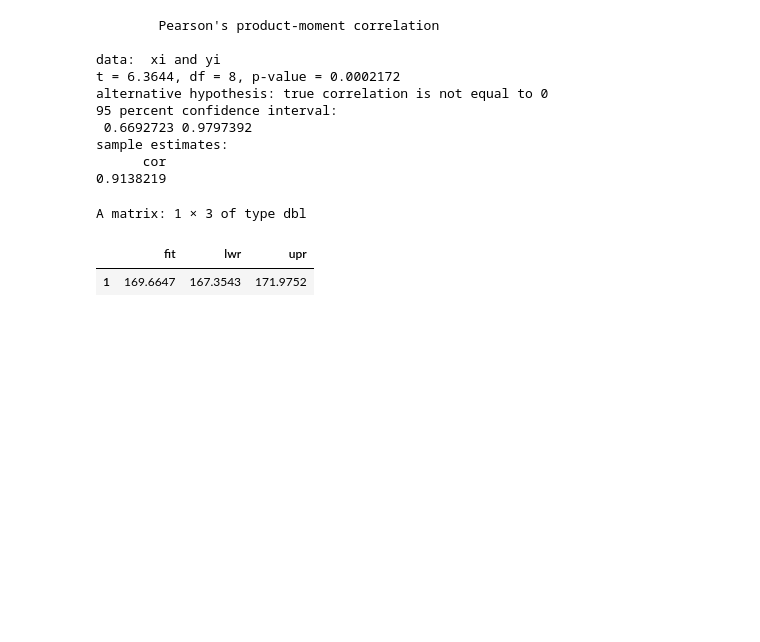
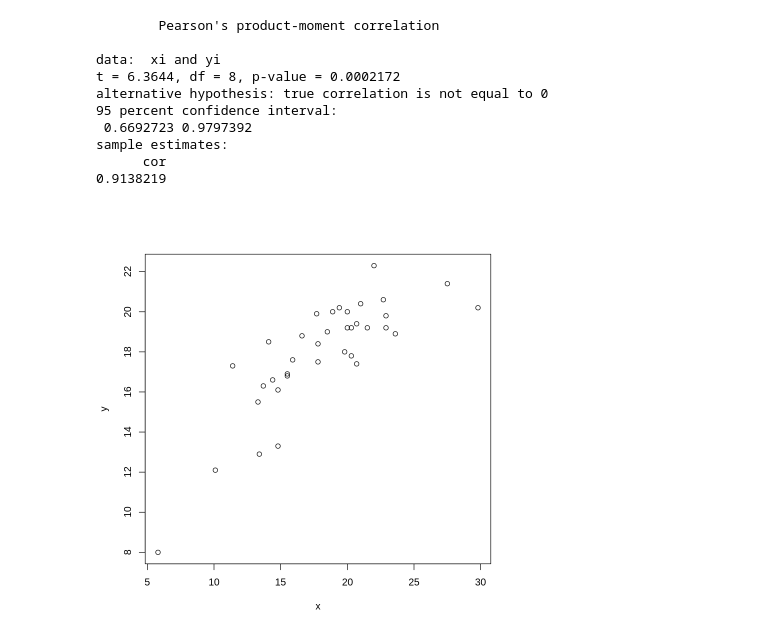
Before and after one commit to tontantip/DADS6001-Applied-statistics, a Jupyter notebook: in class/Reg1.ipynb, the cells around one changed output. Cells and saved outputs as stored; diff of their text form; code cells hidden in the pictures; blank space fills up the shorter version.

```diff
--- a/in class/Reg1.ipynb
+++ b/in class/Reg1.ipynb
@@ -188,29 +188,13 @@ alternative hypothesis: true correlation is not equal to 0
 sample estimates:
       cor
 0.9138219
-# %%
-h <- c(
-    165.8, 169.8, 170.7, 170.9, 157.5, 165.9, 158.7, 166.0, 158.7,
-    161.5, 167.3, 167.4, 159.2, 170.0, 166.3, 169.0, 156.2,
-    159.6, 155.0, 161.1, 170.3, 167.8, 163.1, 165.8, 175.4,
-    159.8, 166.0, 161.2, 160.4, 164.3, 165.5, 167.2, 167.2
-)
-
-# 2. สร้าง Vector สำหรับข้อมูล 'Forearm (cm.)'
-f <- c(
-    28.1, 29.1, 29.5, 28.2, 27.3, 29.0, 27.8, 26.9, 27.1,
-    27.8, 27.3, 30.1, 27.3, 30.9, 28.8, 28.8, 25.6,
-    25.4, 26.6, 26.6, 29.3, 28.6, 26.9, 26.3, 30.1,
-    27.1, 28.1, 29.2, 27.8, 27.8, 28.6, 27.1, 29.7
-)
-
-data_table <- data.frame(h,f)
-model <- lm(h~f, data = data_table)
-
-new_data <- data.frame(f = 30)
-prediction <- predict(model, newdata = new_data, interval= "confidenc")
-prediction
-# %% [output]
-A matrix: 1 × 3 of type dbl
-|  | fit | lwr | upr |
-| 1 | 169.6647 | 167.3543 | 171.9752 |
+# %%
+x <- c(18.9,15.5,19.4,20,29.8,19.8,20.3,20,22,23.6,14.8,22.7,
+       18.5,21.5,14.8,17.7,21,15.9,16.6,15.5,13.7,27.5,20.3,22.9,
+       14.1,10.1,5.8,20.7,17.8,11.4,14.4,13.4,17.8,20.7,13.3,22.9)
+y <- c(20,16.8,20.2,20,20.2,18,17.8,19.2,22.3,18.9,13.3,20.6,
+        19.0,19.2,16.1,19.9,20.4,17.6,18.8,16.9,16.3,21.4,19.2,19.8,
+        18.5,12.1,8,17.4,18.4,17.3,16.6,12.9,17.5,19.4,15.5,19.2)
+plot(x,y)
+# %% [output]
+[figure, added]
```
Also changed, not shown: parts of 5 cells of this notebook.
